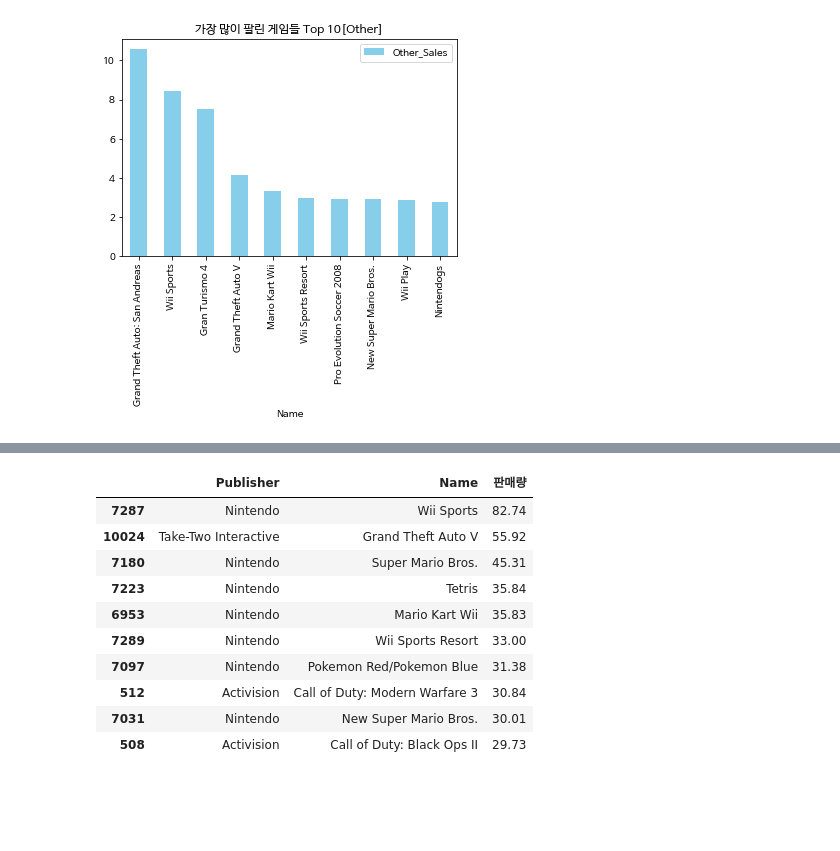
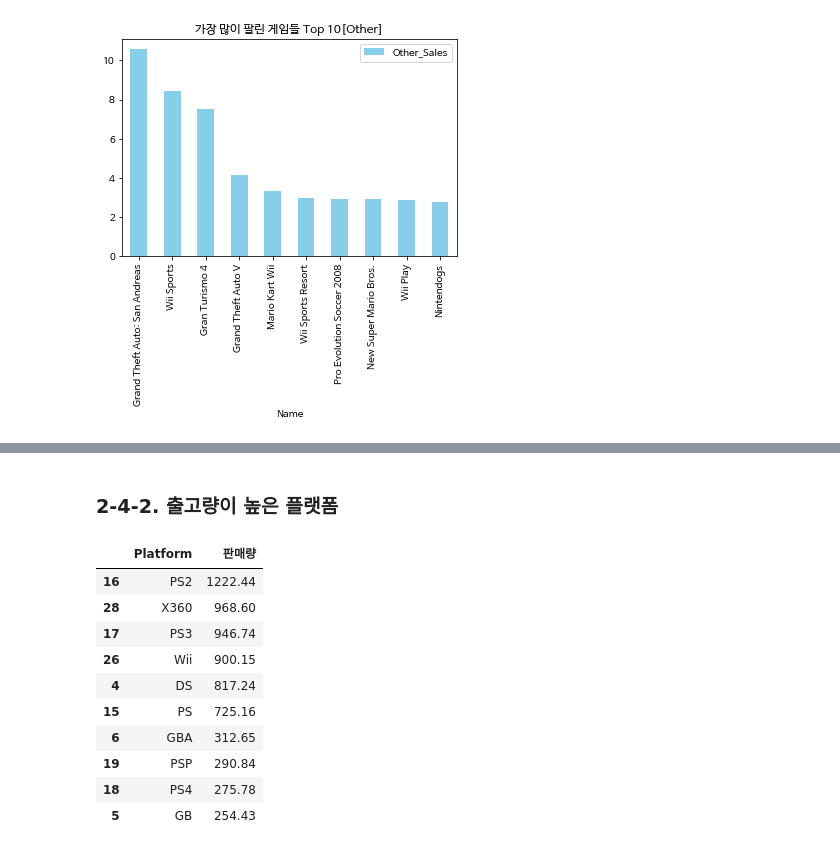
Before and after one commit to dustin-kang/ds-GameDesignAnalysis, a Jupyter notebook: code/Proj1_EDA.ipynb, the cells around one changed output, grey strips where cells are left out. Saved outputs shown, nothing was run; the diff lists cells and outputs as text; code cells hidden in the pictures; blank space fills up the shorter version.

```diff
--- a/code/Proj1_EDA.ipynb
+++ b/code/Proj1_EDA.ipynb
@@ -740,8 +765,8 @@ data
 # %% [markdown]
 ### 2-3-1. 가장 인기가 높은 게임 Top 10
 # %%
-data_c = data.drop(columns= ['Platform','Genre','Publisher'])
+data_c = data.drop(columns= ['Platform'])
 data_c1 = data_c.sort_values('Total_Sales',ascending=False).reset_index()
-data_c1 = data_c1.drop(columns='index').head(10)
-data_c1
+data_c1 = data_c1.drop(columns='index')
+data_c1.head(50)
 # %% [output]
@@ -901,0 +1003,6 @@ data_c3
+# %%
+data_d = data.drop(data_c.columns[4:8], axis=1)
+data_d1 = data_d.groupby(['Year','Platform']).size().reset_index(name = '플랫폼수')
+
+data_d1 = data_d1.rename({'Year':'출시년도','Platform':'플랫폼'},axis=1)
+data_d1_v = data_d1[data_d1.groupby(['출시년도'])['플랫폼수'].transform(max) == data_d1.플랫폼수]
@@ -902,14 +1020,17 @@ data_c3
+# %% [markdown]
+### 2-4-2. 출고량이 높은 플랫폼
 # %%
-data_c3.sort_values(by='판매량',ascending=False).head(10)
+data_d2 = data_d.groupby(['Platform'])['Total_Sales'].sum().reset_index(name="판매량").sort_values(by='판매량', ascending=False)
+data_d2.head(10)
 # %% [output]
-|  | Publisher | Name | 판매량 |
-| 7287 | Nintendo | Wii Sports | 82.74 |
-| 10024 | Take-Two Interactive | Grand Theft Auto V | 55.92 |
-| 7180 | Nintendo | Super Mario Bros. | 45.31 |
-| 7223 | Nintendo | Tetris | 35.84 |
-| 6953 | Nintendo | Mario Kart Wii | 35.83 |
-| 7289 | Nintendo | Wii Sports Resort | 33.00 |
-| 7097 | Nintendo | Pokemon Red/Pokemon Blue | 31.38 |
-| 512 | Activision | Call of Duty: Modern Warfare 3 | 30.84 |
-| 7031 | Nintendo | New Super Mario Bros. | 30.01 |
-| 508 | Activision | Call of Duty: Black Ops II | 29.73 |
+|  | Platform | 판매량 |
+| 16 | PS2 | 1222.44 |
+| 28 | X360 | 968.60 |
+| 17 | PS3 | 946.74 |
+| 26 | Wii | 900.15 |
+| 4 | DS | 817.24 |
+| 15 | PS | 725.16 |
+| 6 | GBA | 312.65 |
+| 19 | PSP | 290.84 |
+| 18 | PS4 | 275.78 |
+| 5 | GB | 254.43 |
```
Also changed, not shown: parts of 40 cells of this notebook.
